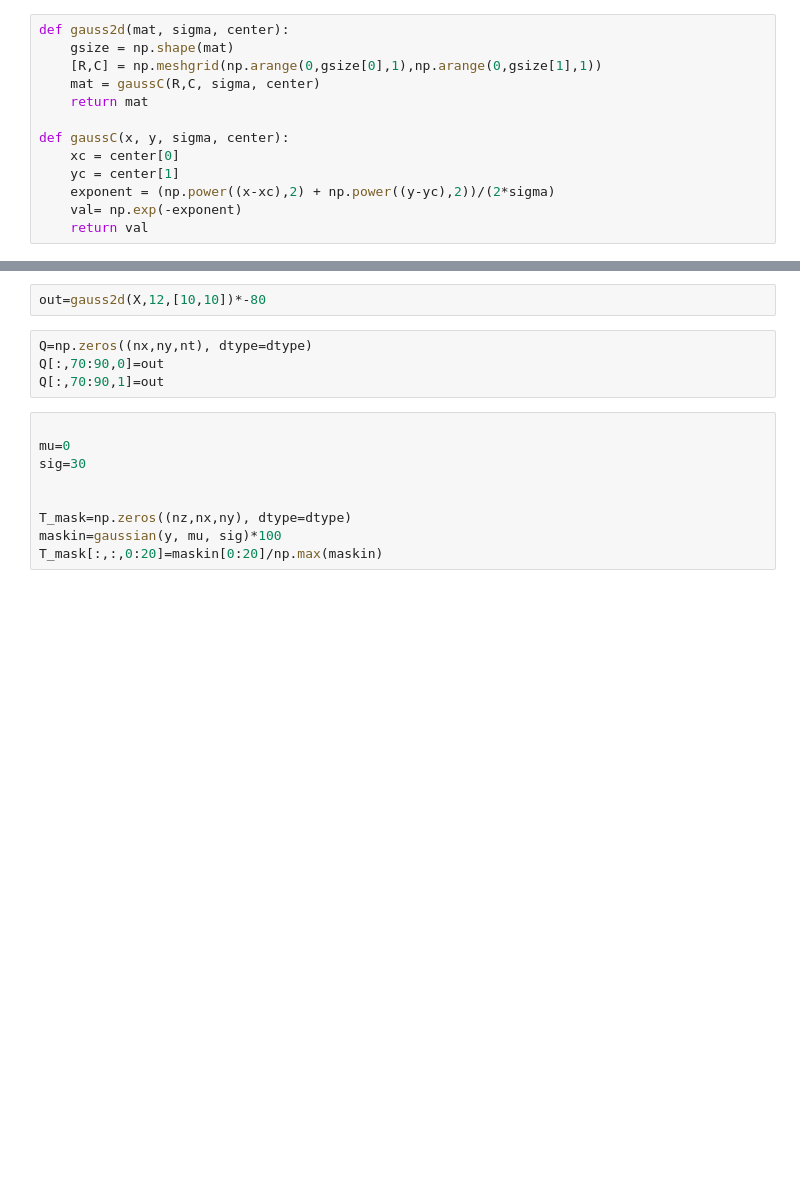
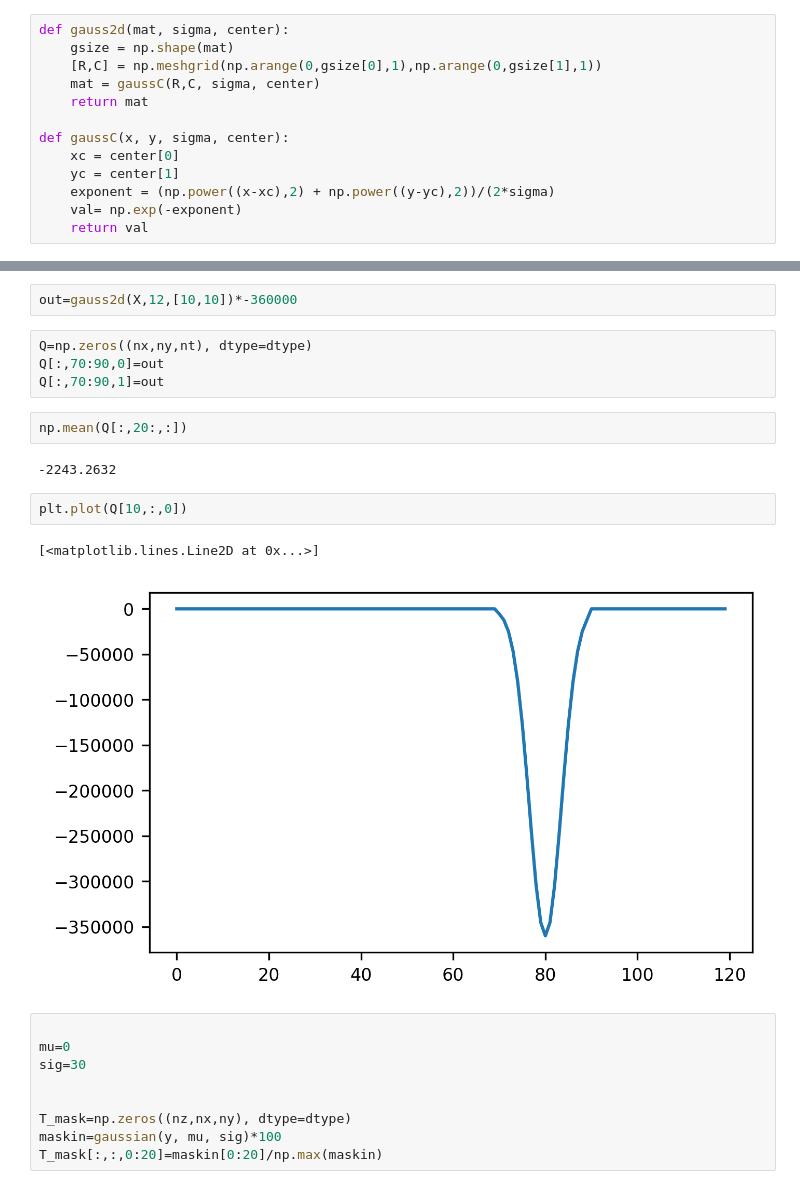
Before and after one commit to kaftkatt/IntercambioNGC, a Jupyter notebook: Scripts/GenerateData.ipynb, the cells around one changed output, grey strips where cells are left out. Drawn from its saved outputs; the diff is of its cells as text; blank space fills up the shorter version.

```diff
--- a/Scripts/GenerateData.ipynb
+++ b/Scripts/GenerateData.ipynb
@@ -82,9 +82,18 @@ np.shape(X)
 # %%
-out=gauss2d(X,12,[10,10])*-80
+out=gauss2d(X,12,[10,10])*-360000
 # %%
 Q=np.zeros((nx,ny,nt), dtype=dtype)
 Q[:,70:90,0]=out
 Q[:,70:90,1]=out
+# %%
+np.mean(Q[:,20:,:])
+# %% [output]
+-2243.2632
+# %%
+plt.plot(Q[10,:,0])
+# %% [output]
+[<matplotlib.lines.Line2D at 0x...>]
+[figure, added]
 # %%
 
 mu=0
```
Also changed, not shown: parts of 3 cells of this notebook, 5 other files.
